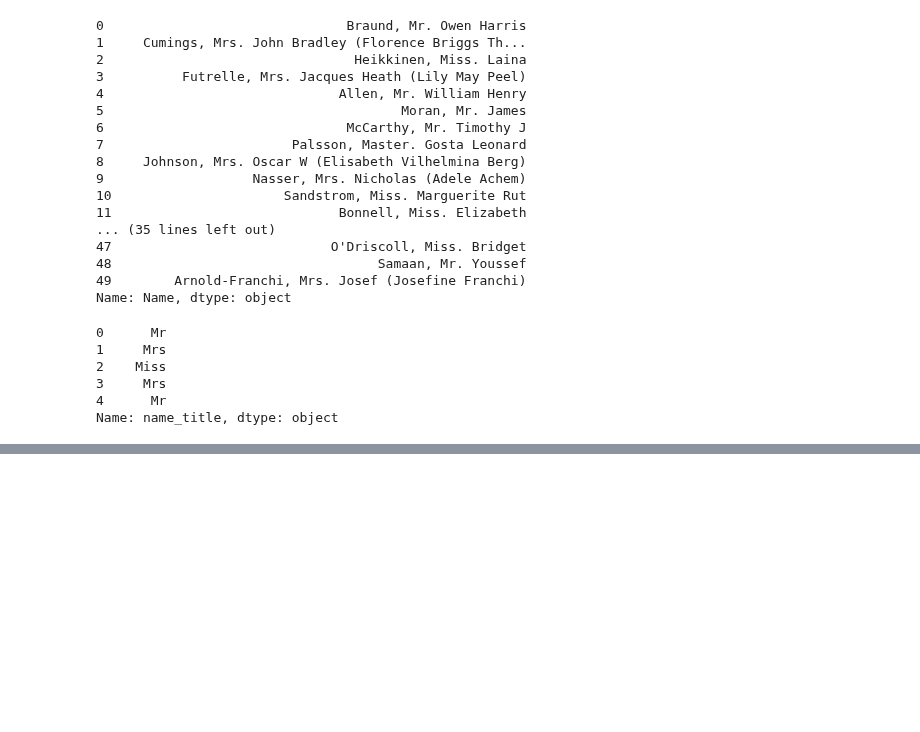
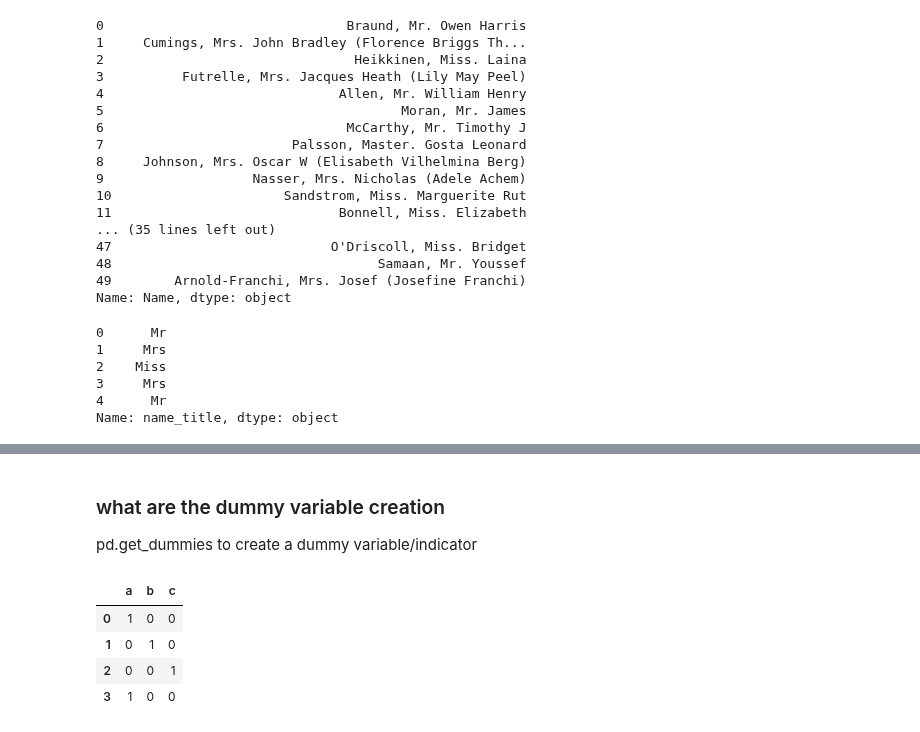
Before and after one commit to Jyothif/Titanic_Disaster_Deployment, a Jupyter notebook: Titanic_Diaster_Deployment.ipynb, the cells around one changed output, grey strips where cells are left out. Cells and saved outputs as stored; diff of their text form; code cells hidden in the pictures; blank space fills up the shorter version.

```diff
--- a/Titanic_Diaster_Deployment.ipynb
+++ b/Titanic_Diaster_Deployment.ipynb
@@ -476,0 +520,14 @@ Name: name_title, dtype: int64
+# %% [markdown]
+### what are the dummy variable creation
+
+pd.get_dummies to create a dummy variable/indicator
+# %%
+#Example of dummy variable with simple coding
+s = pd.Series(list('abca'))
+pd.get_dummies(s)
+# %% [output]
+|  | a | b | c |
+| 0 | 1 | 0 | 0 |
+| 1 | 0 | 1 | 0 |
+| 2 | 0 | 0 | 1 |
+| 3 | 1 | 0 | 0 |
```
Also changed, not shown: parts of 44 cells of this notebook.
